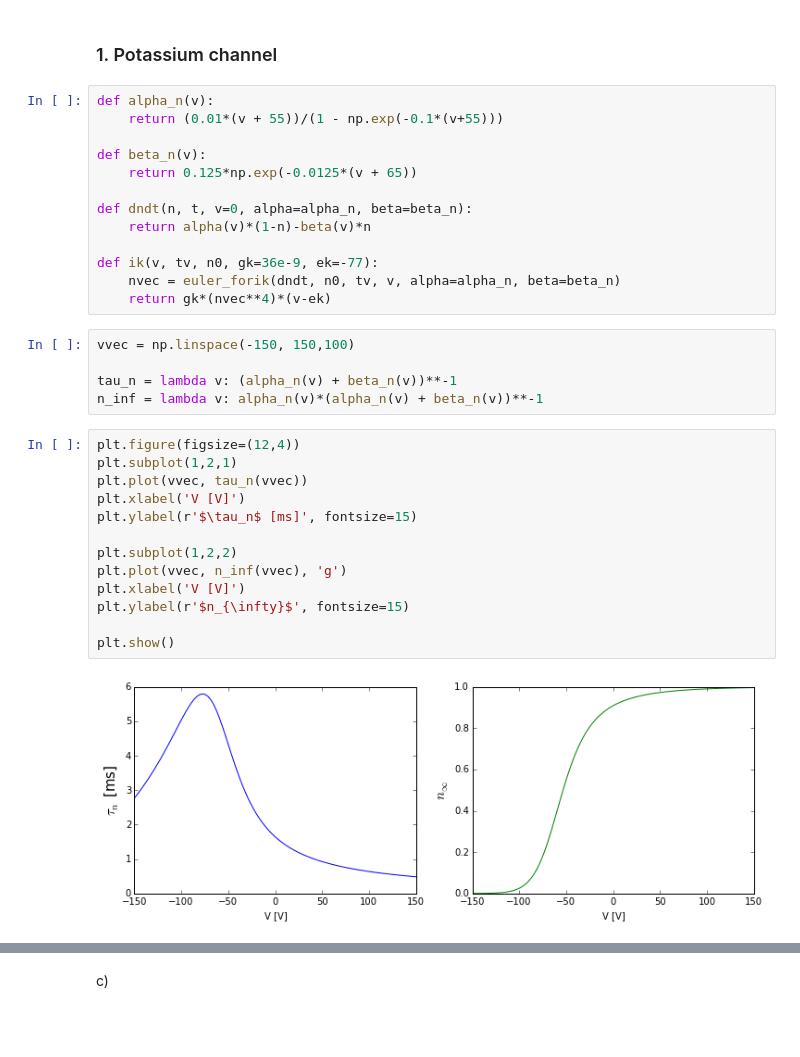
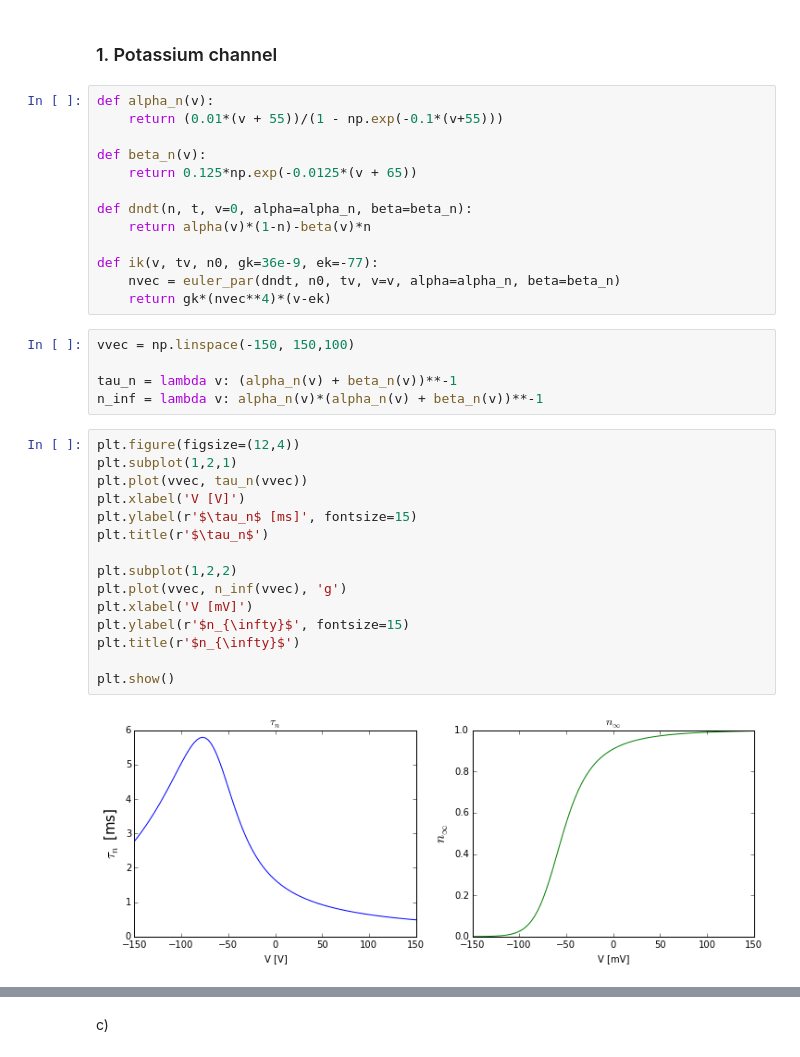
Before and after one commit to dokato/mns, a Jupyter notebook: MNS_5.ipynb, the cells around one changed output, grey strips where cells are left out. Saved outputs shown, nothing was run; the diff lists cells and outputs as text; blank space fills up the shorter version.

```diff
--- a/MNS_5.ipynb
+++ b/MNS_5.ipynb
@@ -42,7 +60,7 @@ def dndt(n, t, v=0, alpha=alpha_n, beta=beta_n):
     return alpha(v)*(1-n)-beta(v)*n
 
 def ik(v, tv, n0, gk=36e-9, ek=-77):
-    nvec = euler_forik(dndt, n0, tv, v, alpha=alpha_n, beta=beta_n)
+    nvec = euler_par(dndt, n0, tv, v=v, alpha=alpha_n, beta=beta_n)
     return gk*(nvec**4)*(v-ek)
 # %%
 vvec = np.linspace(-150, 150,100)
@@ -52,18 +70,20 @@ n_inf = lambda v: alpha_n(v)*(alpha_n(v) + beta_n(v))**-1
 # %%
 plt.figure(figsize=(12,4))
 plt.subplot(1,2,1)
 plt.plot(vvec, tau_n(vvec))
 plt.xlabel('V [V]')
 plt.ylabel(r'$\tau_n$ [ms]', fontsize=15)
+plt.title(r'$\tau_n$')
 
 plt.subplot(1,2,2)
 plt.plot(vvec, n_inf(vvec), 'g')
-plt.xlabel('V [V]')
+plt.xlabel('V [mV]')
 plt.ylabel(r'$n_{\infty}$', fontsize=15)
+plt.title(r'$n_{\infty}$')
 
 plt.show()
 # %% [output]
-[figure, old version]
+[figure, new version]
 # %%
 dt = 1./200
 t_max = 50
```
Also changed, not shown: parts of 21 cells of this notebook.
